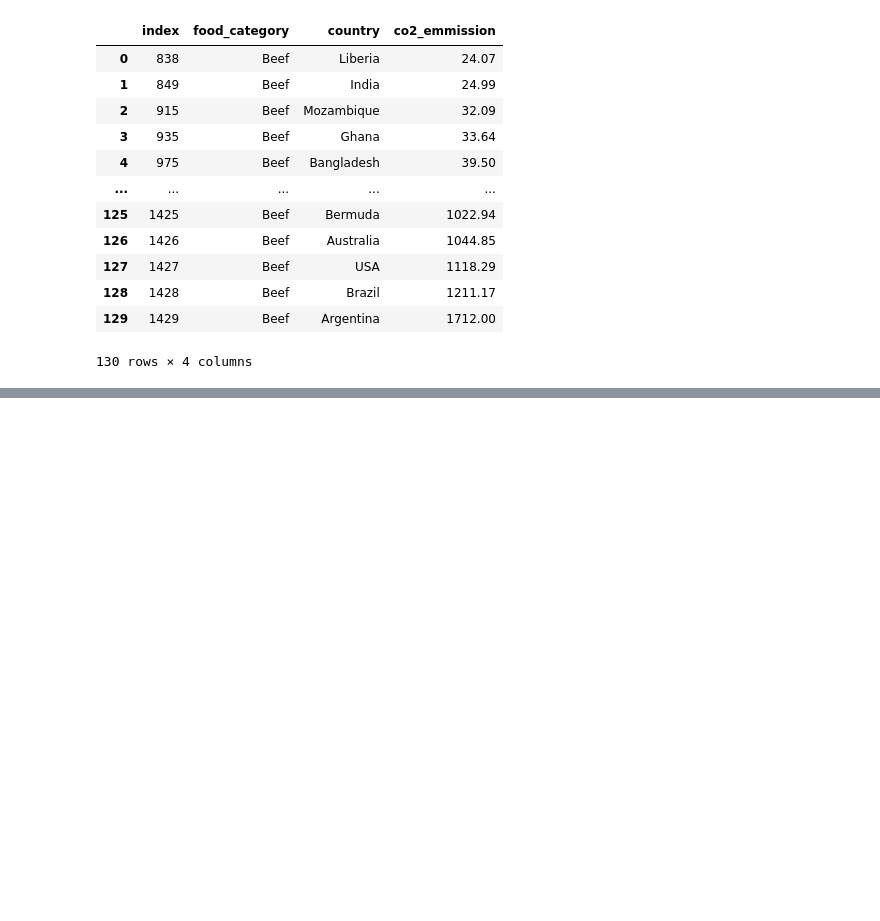
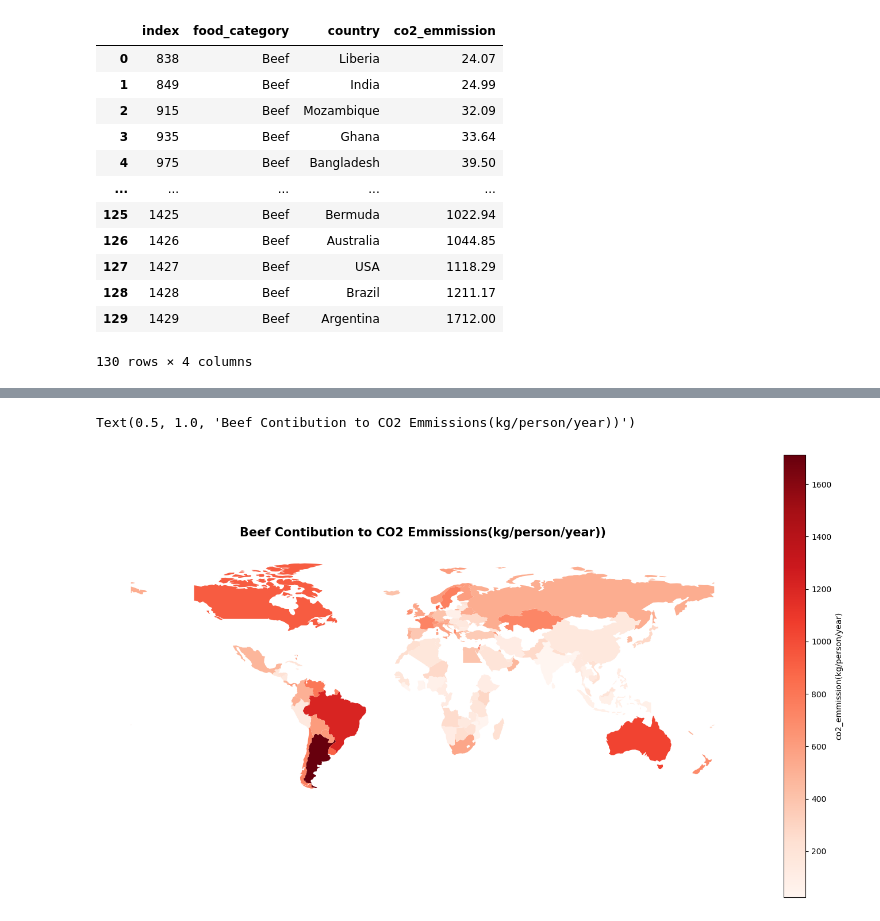
Before and after one commit to Karlajack/pydata_analysis, a Jupyter notebook: pandasvisulizationproject.ipynb, the cells around one changed output, grey strips where cells are left out. Drawn from its saved outputs; the diff is of its cells as text; code cells hidden in the pictures; blank space fills up the shorter version.

```diff
--- a/pandasvisulizationproject.ipynb
+++ b/pandasvisulizationproject.ipynb
@@ -229,4 +229,5 @@ beef_df
 | 129 | 1429 | Beef | Argentina | 1712.00 |
 130 rows × 4 columns
 # %%
-beef_df=pd.merge(world,beef_df,on 'country',how='outer')
+beef_df=pd.merge(beef_df,world,on='country',how='outer')
+beef_df.head()
@@ -232,0 +241,10 @@ beef_df=pd.merge(world,beef_df,on 'country',how='outer')
+# %%
+fig,ax=plt.subplots(1,1,figsize=(18,10))
+beef_df.plot(column='co2_emmission',legend=True,legend_kwds={'label':'co2_emmission(kg/person/year)',},ax=ax,cmap='Reds')
+ax.set_axis_off()
+ax.set_xticks([])
+ax.set_yticks([])
+plt.title('Beef Contibution to CO2 Emmissions(kg/person/year))',pad=20,fontsize=15,fontweight='bold')
+# %% [output]
+Text(0.5, 1.0, 'Beef Contibution to CO2 Emmissions(kg/person/year))')
+[figure, added]
```
Also changed, not shown: parts of 1 cell of this notebook.
